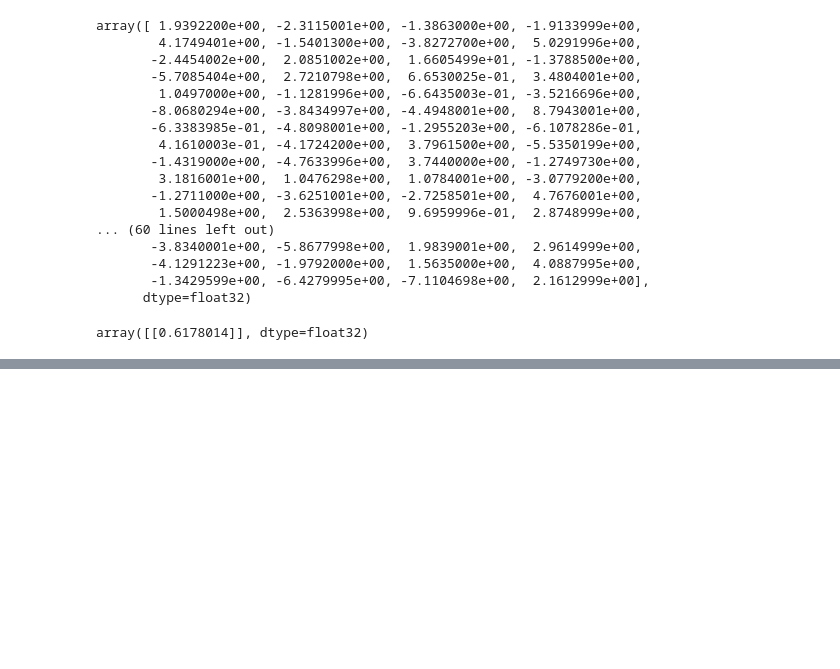
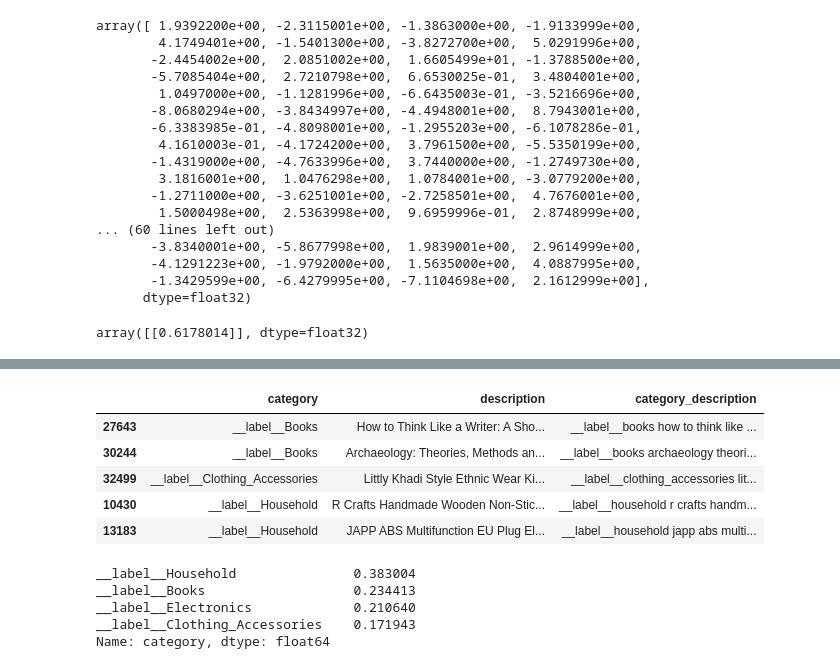
Before and after one commit to kellianneyang/natural-language-processing-practice, a Jupyter notebook: nlp-tutorial-by-codebasics/word_embedding_techniques.ipynb, the cells around one changed output, grey strips where cells are left out. Saved outputs shown, nothing was run; the diff lists cells and outputs as text; code cells hidden in the pictures; blank space fills up the shorter version.

```diff
--- a/nlp-tutorial-by-codebasics/word_embedding_techniques.ipynb
+++ b/nlp-tutorial-by-codebasics/word_embedding_techniques.ipynb
@@ -771,0 +924,8 @@ print(classification_report(y_test, y_pred))
+# %%
+# tts
+
+from sklearn.model_selection import train_test_split
+
+train, test = train_test_split(df,
+                               test_size = 0.2,
+                               stratify = df.category)
@@ -771,0 +940,17 @@ print(classification_report(y_test, y_pred))
+# %%
+train.head()
+# %% [output]
+|  | category | description | category_description |
+| 27643 | __label__Books | How to Think Like a Writer: A Sho... | __label__books how to think like ... |
+| 30244 | __label__Books | Archaeology: Theories, Methods an... | __label__books archaeology theori... |
+| 32499 | __label__Clothing_Accessories | Littly Khadi Style Ethnic Wear Ki... | __label__clothing_accessories lit... |
+| 10430 | __label__Household | R Crafts Handmade Wooden Non-Stic... | __label__household r crafts handm... |
+| 13183 | __label__Household | JAPP ABS Multifunction EU Plug El... | __label__household japp abs multi... |
+# %%
+train.category.value_counts(normalize = True)
+# %% [output]
+__label__Household               0.383004
+__label__Books                   0.234413
+__label__Electronics             0.210640
+__label__Clothing_Accessories    0.171943
+Name: category, dtype: float64
```
Also changed, not shown: parts of 136 cells of this notebook, 7 other files.
